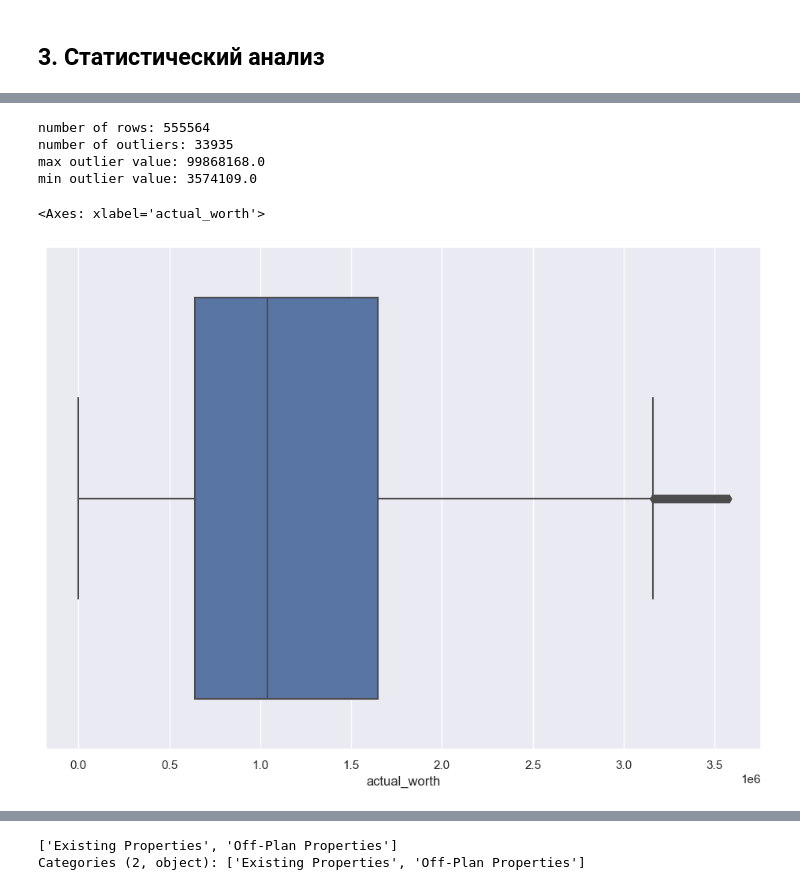
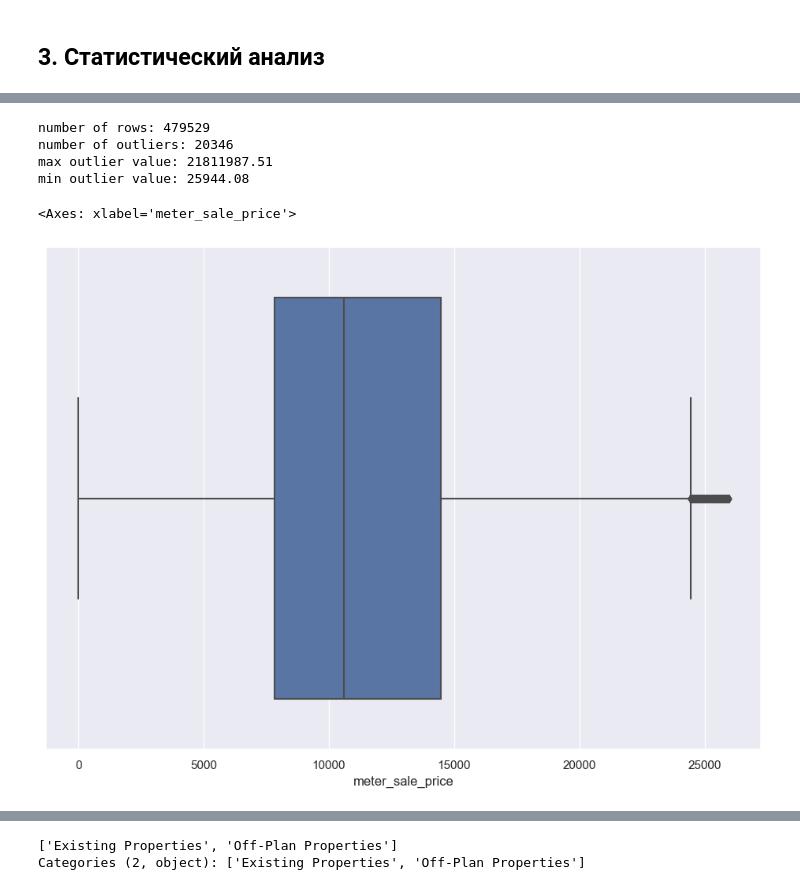
Before and after one commit to yvkovlev/yvkovlev.github.io, a Jupyter notebook: Dubai.ipynb, the cells around one changed output, grey strips where cells are left out. Drawn from its saved outputs; the diff is of its cells as text; code cells hidden in the pictures.

```diff
--- a/Dubai.ipynb
+++ b/Dubai.ipynb
@@ -126,0 +149,21 @@ memory usage: 67.8+ MB
+# %%
+# Оставляем только интересующие нас типы недвижимости
+
+DF = DF[DF['property_sub_type_en'].isin(['Villa', 'Flat'])]
+# %%
+# Категоризация переменных
+
+DF['trans_group_en'] = DF['trans_group_en'].astype('category')
+DF['procedure_name_en'] = DF['procedure_name_en'].astype('category')
+DF['property_sub_type_en'] = DF['property_sub_type_en'].astype('category')
+DF['property_usage_en'] = DF['property_usage_en'].astype('category')
+DF['reg_type_en'] = DF['reg_type_en'].astype('category')
+DF['area_name_en'] = DF['area_name_en'].astype('category')
+DF['master_project_en'] = DF['master_project_en'].astype('category')
+DF['nearest_landmark_en'] = DF['nearest_landmark_en'].astype('category')
+DF['nearest_metro_en'] = DF['nearest_metro_en'].astype('category')
+DF['nearest_mall_en'] = DF['nearest_mall_en'].astype('category')
+DF['rooms_en'] = DF['rooms_en'].astype('category')
+DF['has_parking'] = DF['has_parking'].astype('category')
+DF['instance_date'] = pd.to_datetime(DF['instance_date'], dayfirst = True)
+DF['instance_date'] = pd.to_datetime(DF['instance_date'], format="%d-%m-%y")
@@ -185,16 +234,16 @@ DF_mall = pd.DataFrame({
 # %%
 # Добавим новый столбец с полным адресом и сделаем геокодинг
 
-DF_master_project['full_address'] = DF_master_project.master_project_en + ', Dubai, United Arab Emirates'
+DF_master_project['full_address'] = DF_master_project.master_project_en.astype("str") + ', Dubai, United Arab Emirates'
 DF_master_project['gcode'] = DF_master_project.full_address.apply(geolocator.geocode)
 
-DF_metro['full_address'] = DF_metro.nearest_metro_en + ', Dubai, United Arab Emirates'
+DF_metro['full_address'] = DF_metro.nearest_metro_en.astype("str") + ', Dubai, United Arab Emirates'
 DF_metro['gcode'] = DF_metro.full_address.apply(geolocator.geocode)
 
-DF_landmark['full_address'] = DF_landmark.nearest_landmark_en + ', Dubai, United Arab Emirates'
+DF_landmark['full_address'] = DF_landmark.nearest_landmark_en.astype("str") + ', Dubai, United Arab Emirates'
 DF_landmark['gcode'] = DF_landmark.full_address.apply(geolocator.geocode)
 
-DF_mall['full_address'] = DF_mall.nearest_mall_en + ', Dubai, United Arab Emirates'
+DF_mall['full_address'] = DF_mall.nearest_mall_en.astype("str") + ', Dubai, United Arab Emirates'
 DF_mall['gcode'] = DF_mall.full_address.apply(geolocator.geocode)
 # %%
 # Добавим координаты широты и долготы
@@ -566,8 +607,8 @@ def find_outliers_IQR(df):
    return outliers
 # %%
-outliers = find_outliers_IQR(DF['actual_worth'])
+outliers = find_outliers_IQR(DF['meter_sale_price'])
 
-print('number of rows: '+ str(len(DF['actual_worth'])))
+print('number of rows: '+ str(len(DF['meter_sale_price'])))
 
 print('number of outliers: '+ str(len(outliers)))
 
@@ -575,14 +616,14 @@ print('max outlier value: '+ str(outliers.max()))
 
 print('min outlier value: '+ str(outliers.min()))
 # %% [output]
-number of rows: 555564
-number of outliers: 33935
-max outlier value: 99868168.0
-min outlier value: 3574109.0
+number of rows: 479529
+number of outliers: 20346
+max outlier value: 21811987.51
+min outlier value: 25944.08
 # %%
 # Избавляемся от выбросов
 
-cols = ['actual_worth'] # one or more
+cols = ['meter_sale_price'] # one or more
 
 Q1 = DF[cols].quantile(0.25)
 Q3 = DF[cols].quantile(0.75)
@@ -590,8 +631,8 @@ IQR = Q3 - Q1
 
 DF = DF[~((DF[cols] < (Q1 - 1.5 * IQR)) |(DF[cols] > (Q3 + 1.5 * IQR))).any(axis=1)]
 # %%
-sns.boxplot(x=DF["actual_worth"])
+sns.boxplot(x=DF["meter_sale_price"])
 # %% [output]
-<Axes: xlabel='actual_worth'>
+<Axes: xlabel='meter_sale_price'>
-[figure, old version]
+[figure, new version]
 # %%
```
Also changed, not shown: parts of 85 cells of this notebook, 5 other files.
